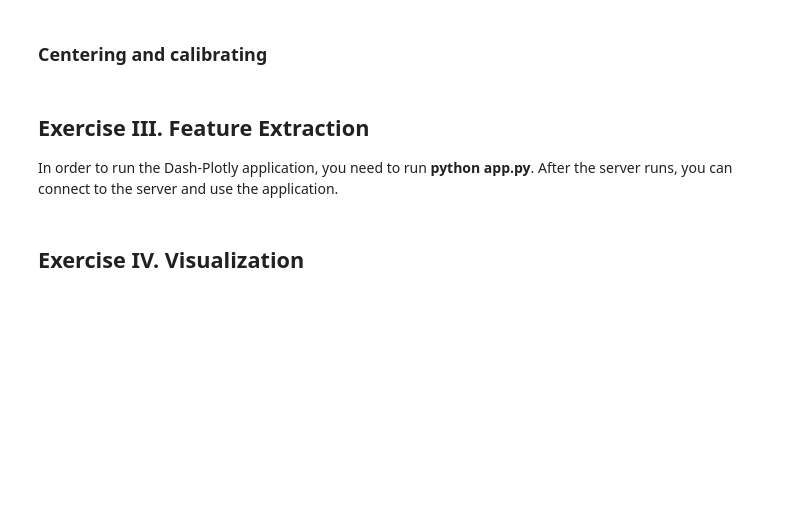
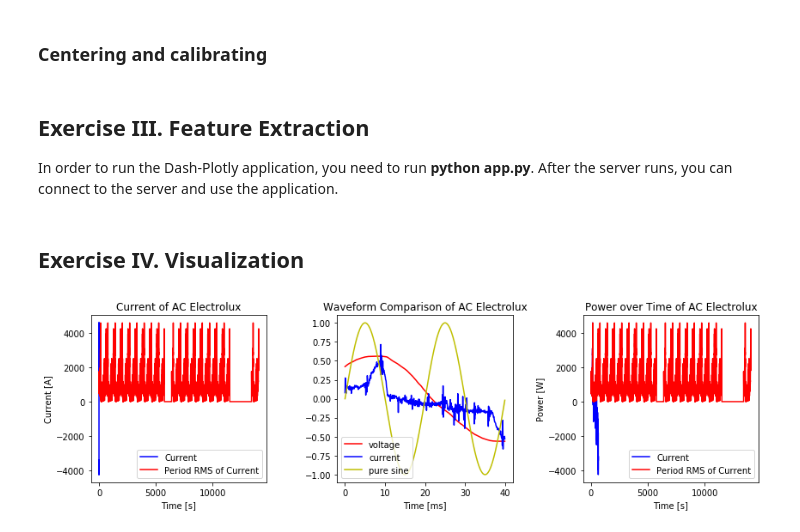
Before and after one commit to ozgurakyazi/Energy-Informatics-Lab-SS2018, a Jupyter notebook: 6-Data_Prep_and_Vis/ex6.ipynb, the cells around one changed output. Cells and saved outputs as stored; diff of their text form; code cells hidden in the pictures; blank space fills up the shorter version.

```diff
--- a/6-Data_Prep_and_Vis/ex6.ipynb
+++ b/6-Data_Prep_and_Vis/ex6.ipynb
@@ -55,43 +85,53 @@ In order to run the Dash-Plotly application, you need to run **python app.py**.
 # %% [markdown]
 ## Exercise IV. Visualization
 # %%
+import numpy as np
 import matplotlib.pyplot as plt
 
 sps = 6400
 phase = 1
 requested_time = time(1,10,10)
 file_index = blond.find_corresponding_file(requested_time, blond.time_stamps['clear'])
 time_diff = get_time_diff(requested_time , blond.time_stamps['clear'][file_index])
 data_index_shift = time_diff * sps
-temp_data = blond.list_files()['clear'][file_index]["current"+str(phase)][data_index_shift:data_index_shift + int(sps*0.1)]
+temp_data1 = blond.list_files()['clear'][file_index]["current"+str(phase)][data_index_shift:data_index_shift + int(sps*0.1)]
+temp_data2 = blond.list_files()['clear'][file_index]["voltage"+str(phase)][data_index_shift:data_index_shift + int(sps*0.1)]
 
-curr_rms = []
-for curr in temp_data:
+#calculate period Root-Mean-Square of the Current
+for curr in temp_data1:
     curr_rms.append(np.sqrt(np.mean(curr**2)))
 
-fig, ax = plt.subplots(nrows=1, ncols=3, figsize=(18, 5))
+fig, ax = plt.subplots(nrows=1, ncols=3, figsize=(12, 4))
 
 plot1 = ax[0]
-plot1.plot(temp_data, color='b', label='Current')
+t = np.arange(0.0, 0.6, 0.6/640)
+plot1.plot(t, temp_data1, color='b', label='Current')
 plot1.plot(curr_rms, color='r', label='Period RMS of Current')
 plot1.set_title('Current of AC Electrolux')
 plot1.set_xlabel('Time [s]')
 plot1.set_ylabel('Current [A]')
 plot1.legend()
 
 plot2 = ax[1]
-plot2.plot(temp_data, color='b', label='Current')
-plot2.plot(curr_rms, color='r', label='Period RMS of Current')
+t = np.arange(0.0, 40.0, 40/640)
+sinewave = np.sin(2*np.pi*t/20)
+plot2.plot(t, temp_data2/50000, color='r', label='voltage')
+plot2.plot(t, temp_data1/6400, color='b', label='current')
+plot2.plot(t, sinewave, color='y', label='pure sine')
 plot2.set_title('Waveform Comparison of AC Electrolux')
 plot2.set_xlabel('Time [ms]')
 plot2.legend()
 
 plot3 = ax[2]
-plot3.plot(temp_data, color='b', label='Current')
+plot3.plot(temp_data1, color='b', label='Current')
 plot3.plot(curr_rms, color='r', label='Period RMS of Current')
 plot3.set_title('Power over Time of AC Electrolux')
 plot3.set_xlabel('Time [s]')
 plot3.set_ylabel('Power [W]')
 plot3.legend()
 
+plt.subplots_adjust(left=0, wspace=0.4, top=0.8)
+
 plt.show()
+# %% [output]
+[figure, added]
```
Also changed, not shown: parts of 4 cells of this notebook.
